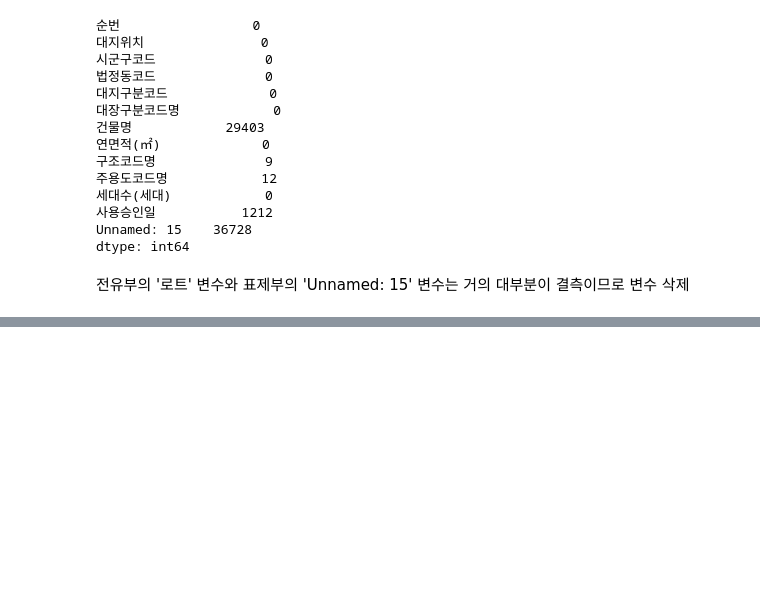
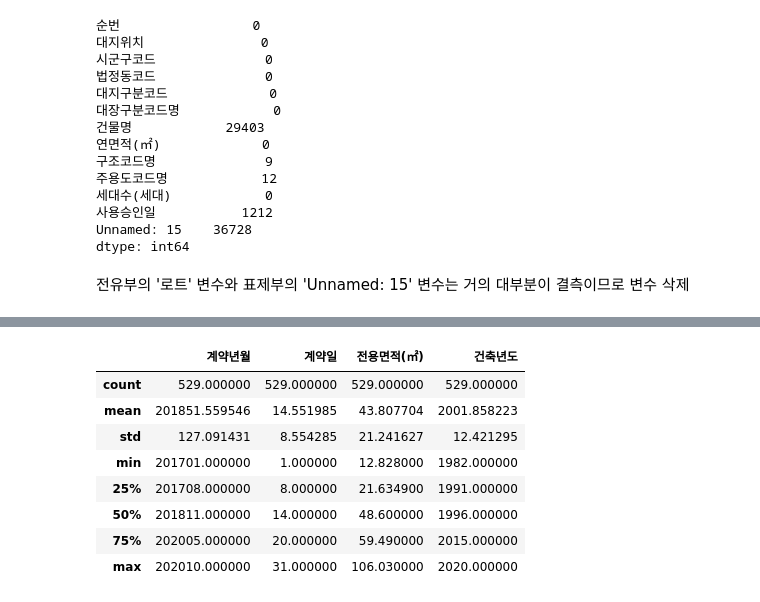
Before and after one commit to oni-ss/competition, a Jupyter notebook: sejong/sejong_sion.ipynb, the cells around one changed output, grey strips where cells are left out. Cells and saved outputs as stored; diff of their text form; code cells hidden in the pictures; blank space fills up the shorter version.

```diff
--- a/sejong/sejong_sion.ipynb
+++ b/sejong/sejong_sion.ipynb
@@ -147,0 +199,12 @@ Name: 사용승인일, dtype: float64
+# %%
+연립다세대_매매.describe()
+# %% [output]
+|  | 계약년월 | 계약일 | 전용면적(㎡) | 건축년도 |
+| count | 529.000000 | 529.000000 | 529.000000 | 529.000000 |
+| mean | 201851.559546 | 14.551985 | 43.807704 | 2001.858223 |
+| std | 127.091431 | 8.554285 | 21.241627 | 12.421295 |
+| min | 201701.000000 | 1.000000 | 12.828000 | 1982.000000 |
+| 25% | 201708.000000 | 8.000000 | 21.634900 | 1991.000000 |
+| 50% | 201811.000000 | 14.000000 | 48.600000 | 1996.000000 |
+| 75% | 202005.000000 | 20.000000 | 59.490000 | 2015.000000 |
+| max | 202010.000000 | 31.000000 | 106.030000 | 2020.000000 |
```
Also changed, not shown: parts of 26 cells of this notebook.
